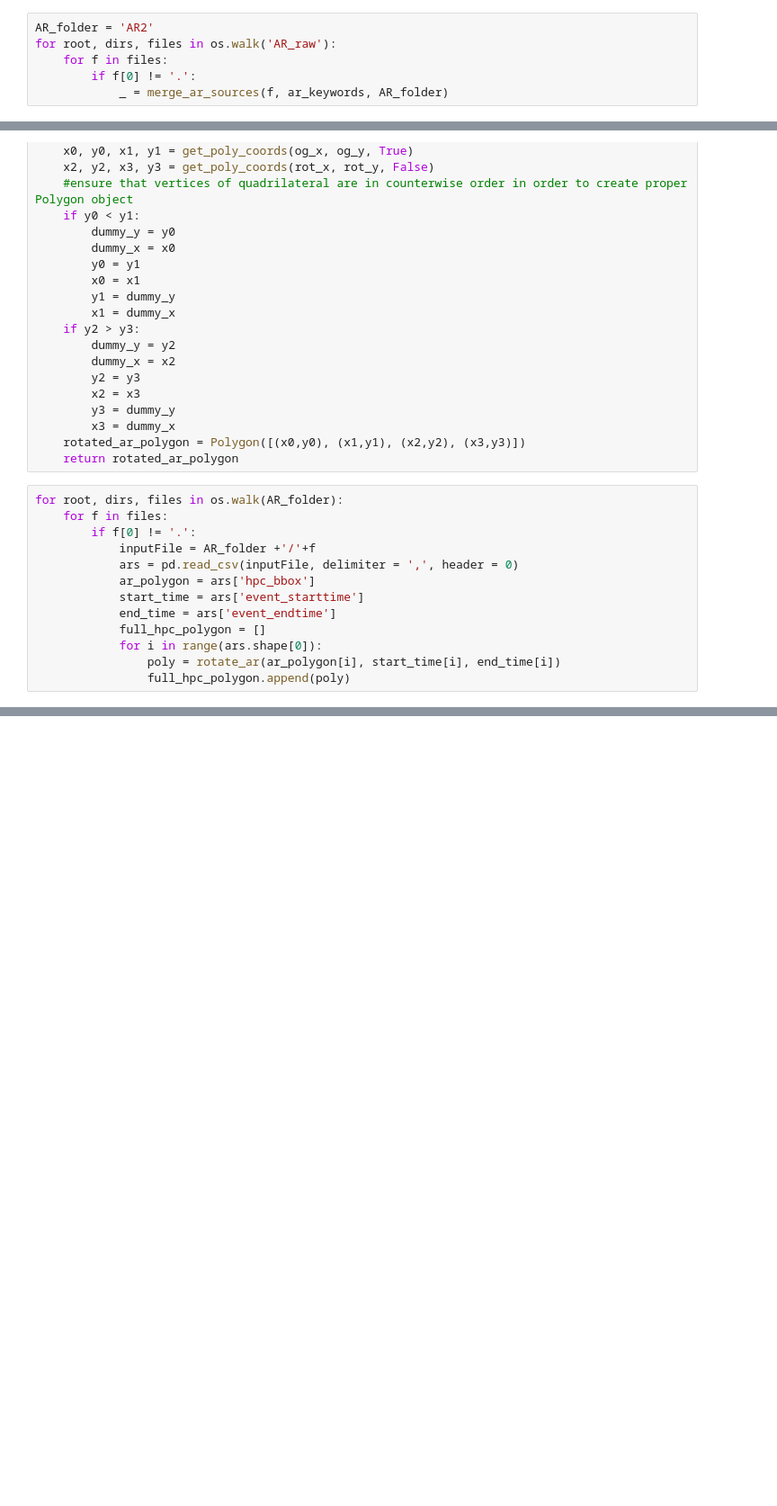
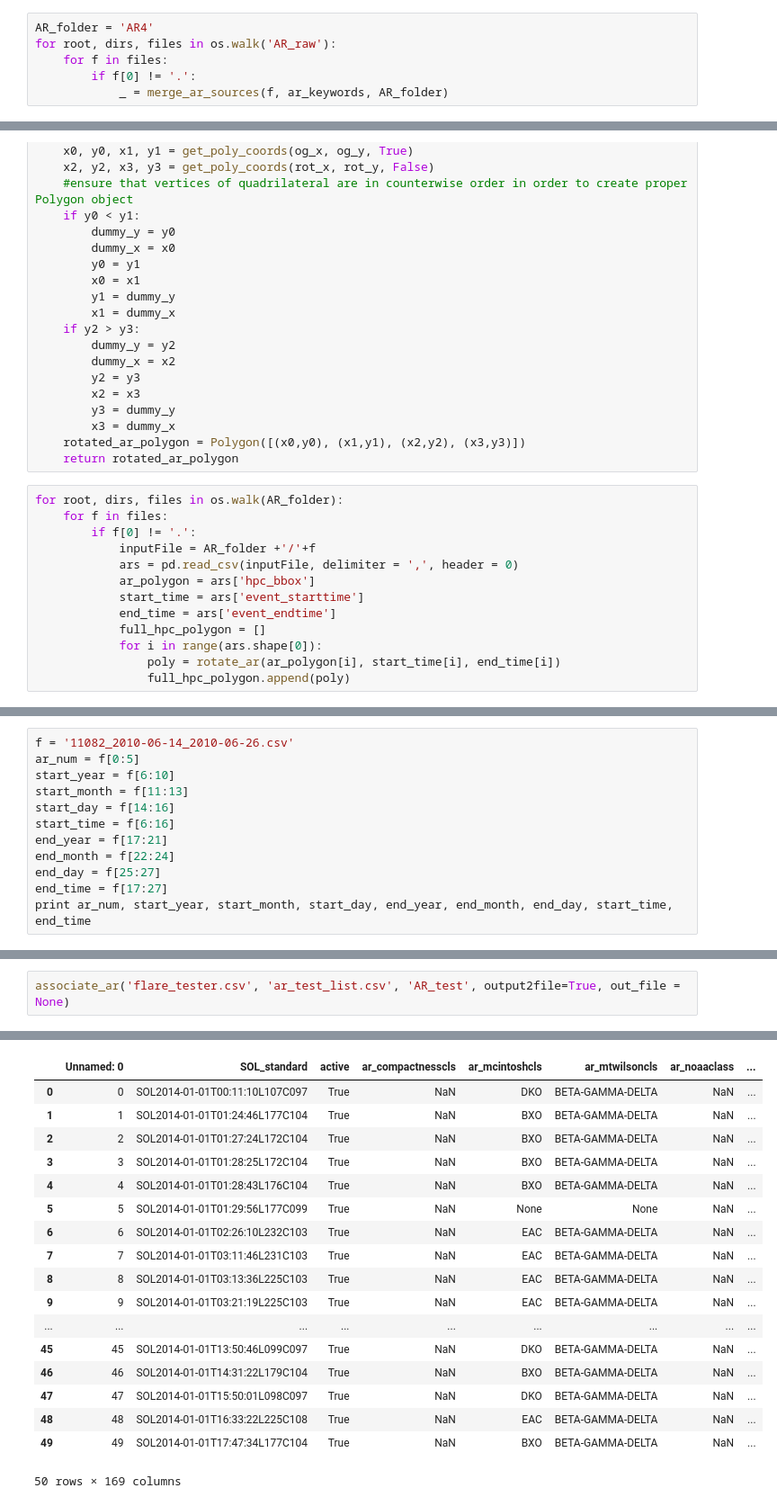
Before and after one commit to Nschanche/Flux_Emergence_and_flares, a Jupyter notebook: AR.ipynb, the cells around one changed output, grey strips where cells are left out. Shown: that part at 90% size. Cells and saved outputs as stored; diff of their text form; blank space fills up the shorter version.

```diff
--- a/AR.ipynb
+++ b/AR.ipynb
@@ -55,7 +57,7 @@ def merge_ar_sources(fname, ar_keywords, output_directory):
 
     return ar_set
 # %%
-AR_folder = 'AR2'
+AR_folder = 'AR4'
 for root, dirs, files in os.walk('AR_raw'):
     for f in files:
         if f[0] != '.':
@@ -123,0 +167,12 @@ for root, dirs, files in os.walk(AR_folder):
+# %%
+f = '11082_2010-06-14_2010-06-26.csv'
+ar_num = f[0:5]
+start_year = f[6:10]
+start_month = f[11:13]
+start_day = f[14:16]
+start_time = f[6:16]
+end_year = f[17:21]
+end_month = f[22:24]
+end_day = f[25:27]
+end_time = f[17:27]
+print ar_num, start_year, start_month, start_day, end_year, end_month, end_day, start_time, end_time
@@ -123,0 +280,3 @@ for root, dirs, files in os.walk(AR_folder):
+# %%
+associate_ar('flare_tester.csv', 'ar_test_list.csv', 'AR_test', output2file=True, out_file = None)
+# %% [output]
@@ -123,0 +300,18 @@ for root, dirs, files in os.walk(AR_folder):
+|  | Unnamed: 0 | SOL_standard | active | ar_compactnesscls | ar_mcintoshcls | ar_mtwilsoncls | ar_noaaclass | ... |
+| 0 | 0 | SOL2014-01-01T00:11:10L107C097 | True | NaN | DKO | BETA-GAMMA-DELTA | NaN | ... |
+| 1 | 1 | SOL2014-01-01T01:24:46L177C104 | True | NaN | BXO | BETA-GAMMA-DELTA | NaN | ... |
+| 2 | 2 | SOL2014-01-01T01:27:24L172C104 | True | NaN | BXO | BETA-GAMMA-DELTA | NaN | ... |
+| 3 | 3 | SOL2014-01-01T01:28:25L172C104 | True | NaN | BXO | BETA-GAMMA-DELTA | NaN | ... |
+| 4 | 4 | SOL2014-01-01T01:28:43L176C104 | True | NaN | BXO | BETA-GAMMA-DELTA | NaN | ... |
+| 5 | 5 | SOL2014-01-01T01:29:56L177C099 | True | NaN | None | None | NaN | ... |
+| 6 | 6 | SOL2014-01-01T02:26:10L232C103 | True | NaN | EAC | BETA-GAMMA-DELTA | NaN | ... |
+| 7 | 7 | SOL2014-01-01T03:11:46L231C103 | True | NaN | EAC | BETA-GAMMA-DELTA | NaN | ... |
+| 8 | 8 | SOL2014-01-01T03:13:36L225C103 | True | NaN | EAC | BETA-GAMMA-DELTA | NaN | ... |
+| 9 | 9 | SOL2014-01-01T03:21:19L225C103 | True | NaN | EAC | BETA-GAMMA-DELTA | NaN | ... |
+| ... | ... | ... | ... | ... | ... | ... | ... | ... |
+| 45 | 45 | SOL2014-01-01T13:50:46L099C097 | True | NaN | DKO | BETA-GAMMA-DELTA | NaN | ... |
+| 46 | 46 | SOL2014-01-01T14:31:22L179C104 | True | NaN | BXO | BETA-GAMMA-DELTA | NaN | ... |
+| 47 | 47 | SOL2014-01-01T15:50:01L098C097 | True | NaN | DKO | BETA-GAMMA-DELTA | NaN | ... |
+| 48 | 48 | SOL2014-01-01T16:33:22L225C108 | True | NaN | EAC | BETA-GAMMA-DELTA | NaN | ... |
+| 49 | 49 | SOL2014-01-01T17:47:34L177C104 | True | NaN | BXO | BETA-GAMMA-DELTA | NaN | ... |
+50 rows × 169 columns
```
Also changed, not shown: parts of 7 cells of this notebook, 4 other files.
